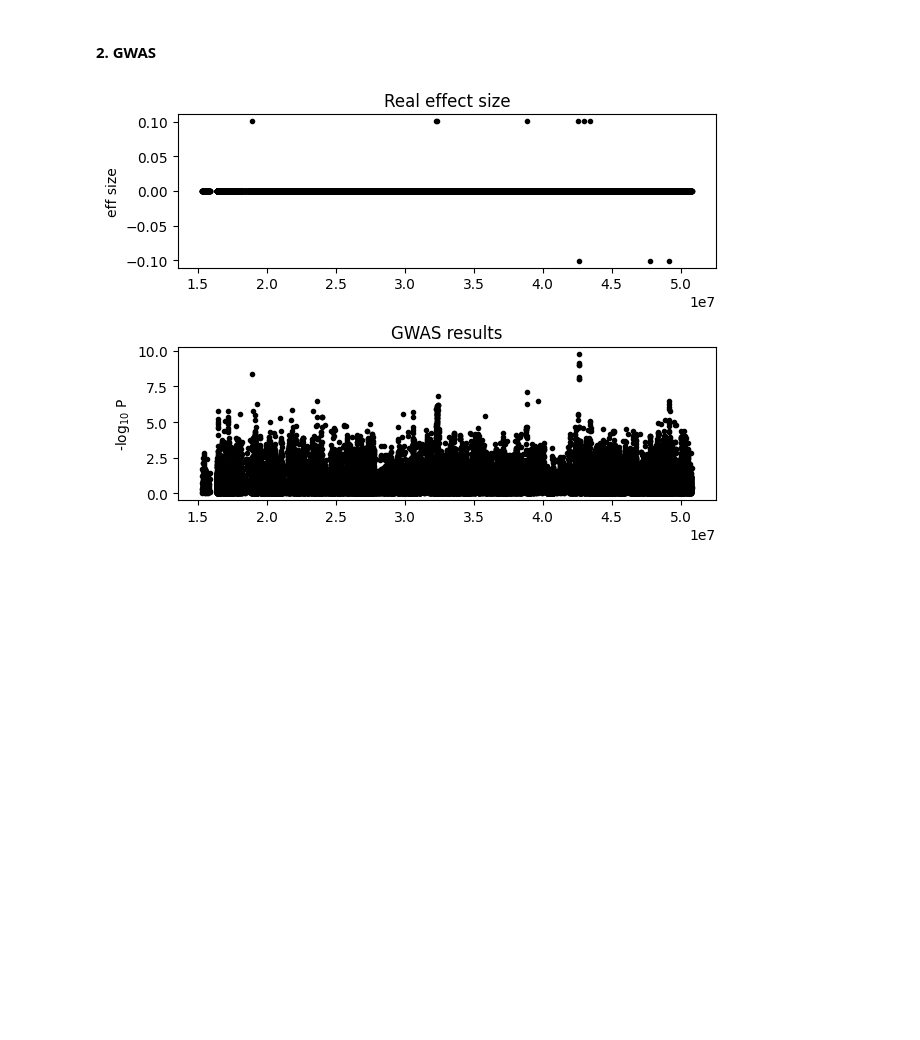
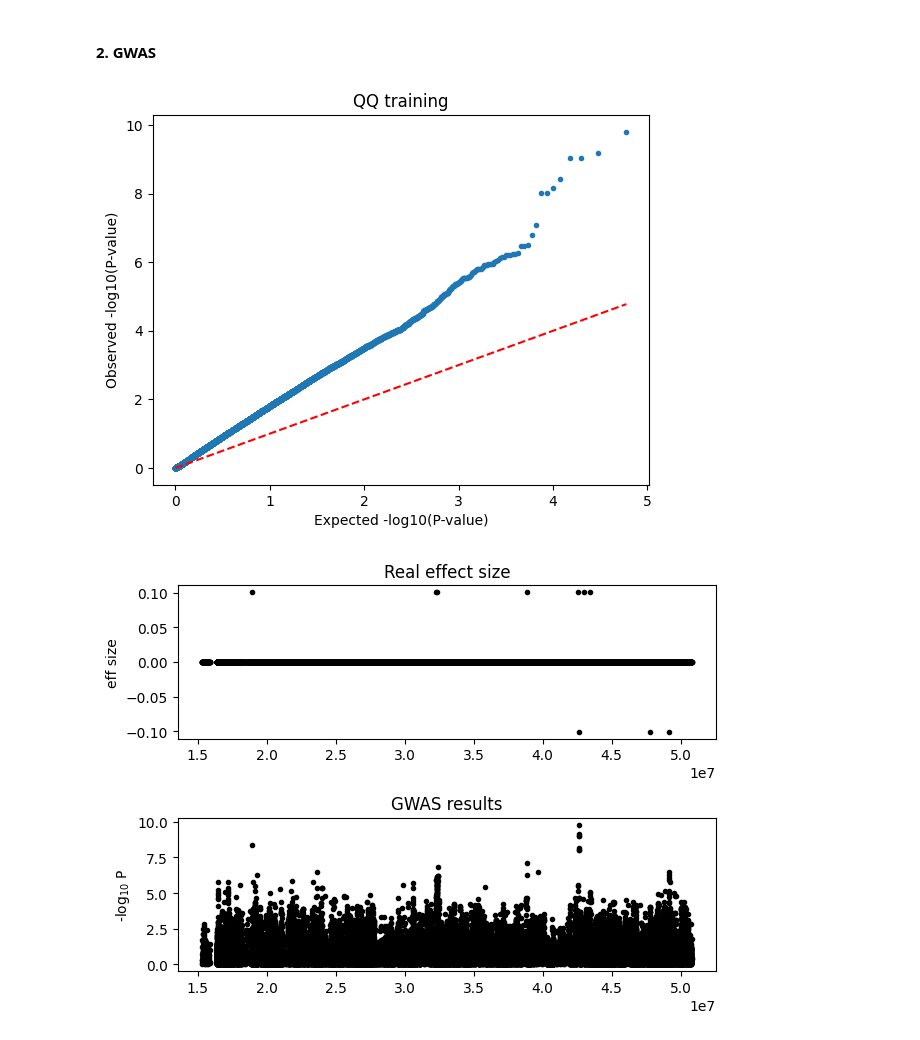
Before and after one commit to sueoglu/gobi_gwas, a Jupyter notebook: oyku/gwas.ipynb, the cells around one changed output. Drawn from its saved outputs; the diff is of its cells as text; code cells hidden in the pictures; blank space fills up the shorter version.

```diff
--- a/oyku/gwas.ipynb
+++ b/oyku/gwas.ipynb
@@ -250,13 +250,12 @@ def simulate_pheno(X, idx_caus, var_expl, direction=None):
 
     return y, beta_real
 # %%
-def qq_plot(ax, p_values):
+def qq_plot(p_values, title):
     """
     Create a QQ plot given a list of p-values.
 
     Parameters:
     - p_values: list of p-values
-    - figsize: size of the plot
     - title: title for the plot
     """
 
@@ -269,6 +268,7 @@ def qq_plot(ax, p_values):
     plt.plot([0, max(expected)], [0, max(expected)], color='red', linestyle='--')
     plt.xlabel('Expected -log10(P-value)')
     plt.ylabel('Observed -log10(P-value)')
+    plt.title(title)
 # %% [markdown]
 Apply the code:
 # %%
@@ -302,3 +309,8 @@ beta_ste = lmm.getBetaSNPste()
+# %%
+qq_plot(pv, 'QQ training')
+plt.show()
+# %% [output]
+[figure, added]
 # %%
 x = bim_kept['pos'].values
 plt.subplot(211)
```
Also changed, not shown: parts of 3 cells of this notebook, 1 other file.
